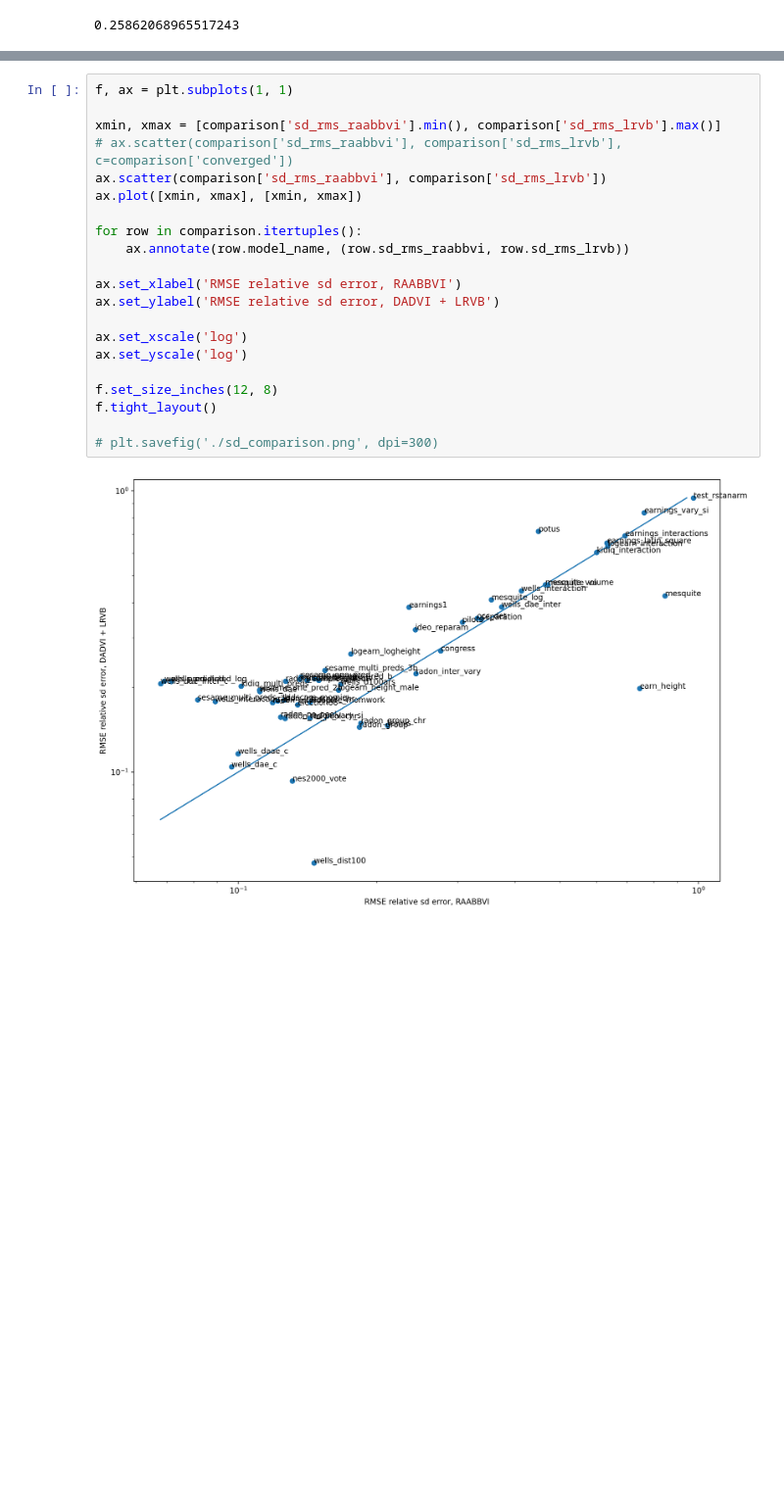
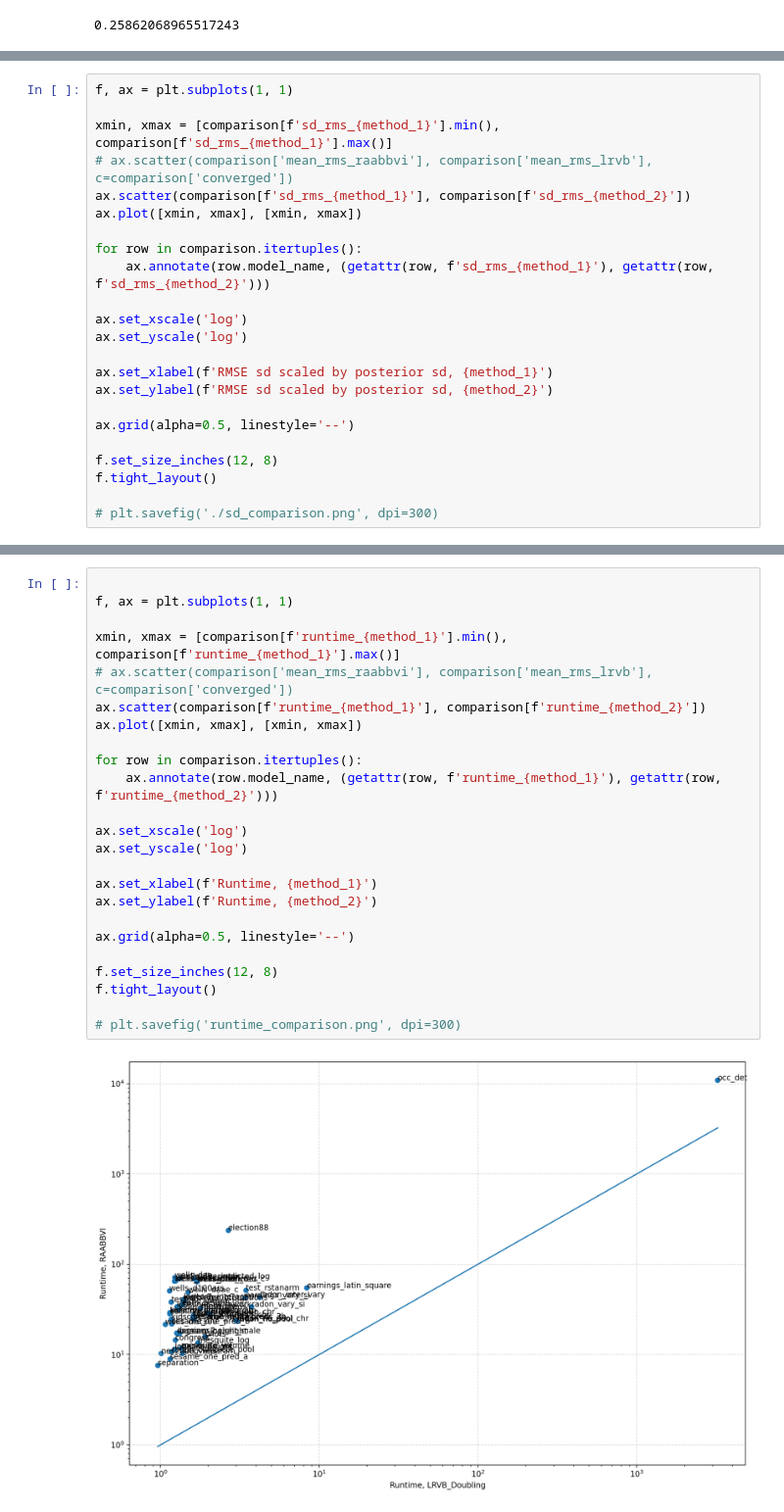
Before and after one commit to martiningram/dadvi-experiments, a Jupyter notebook: comparison/analysis/compare_moment_estimates.ipynb, the cells around one changed output, grey strips where cells are left out. Shown at 98% size. Drawn from its saved outputs; the diff is of its cells as text; blank space fills up the shorter version.

```diff
--- a/comparison/analysis/compare_moment_estimates.ipynb
+++ b/comparison/analysis/compare_moment_estimates.ipynb
@@ -267,0 +287,23 @@ f.tight_layout()
+# %%
+f, ax = plt.subplots(1, 1)
+
+xmin, xmax = [comparison[f'sd_rms_{method_1}'].min(), comparison[f'sd_rms_{method_1}'].max()]
+# ax.scatter(comparison['mean_rms_raabbvi'], comparison['mean_rms_lrvb'], c=comparison['converged'])
+ax.scatter(comparison[f'sd_rms_{method_1}'], comparison[f'sd_rms_{method_2}'])
+ax.plot([xmin, xmax], [xmin, xmax])
+
+for row in comparison.itertuples():
+    ax.annotate(row.model_name, (getattr(row, f'sd_rms_{method_1}'), getattr(row, f'sd_rms_{method_2}')))
+
+ax.set_xscale('log')
+ax.set_yscale('log')
+
+ax.set_xlabel(f'RMSE sd scaled by posterior sd, {method_1}')
+ax.set_ylabel(f'RMSE sd scaled by posterior sd, {method_2}')
+
+ax.grid(alpha=0.5, linestyle='--')
+
+f.set_size_inches(12, 8)
+f.tight_layout()
+
+# plt.savefig('./sd_comparison.png', dpi=300)
@@ -268,23 +312,26 @@ f.tight_layout()
 # %%
+
 f, ax = plt.subplots(1, 1)
 
-xmin, xmax = [comparison['sd_rms_raabbvi'].min(), comparison['sd_rms_lrvb'].max()]
-# ax.scatter(comparison['sd_rms_raabbvi'], comparison['sd_rms_lrvb'], c=comparison['converged'])
-ax.scatter(comparison['sd_rms_raabbvi'], comparison['sd_rms_lrvb'])
+xmin, xmax = [comparison[f'runtime_{method_1}'].min(), comparison[f'runtime_{method_1}'].max()]
+# ax.scatter(comparison['mean_rms_raabbvi'], comparison['mean_rms_lrvb'], c=comparison['converged'])
+ax.scatter(comparison[f'runtime_{method_1}'], comparison[f'runtime_{method_2}'])
 ax.plot([xmin, xmax], [xmin, xmax])
 
 for row in comparison.itertuples():
-    ax.annotate(row.model_name, (row.sd_rms_raabbvi, row.sd_rms_lrvb))
-
-ax.set_xlabel('RMSE relative sd error, RAABBVI')
-ax.set_ylabel('RMSE relative sd error, DADVI + LRVB')
+    ax.annotate(row.model_name, (getattr(row, f'runtime_{method_1}'), getattr(row, f'runtime_{method_2}')))
 
 ax.set_xscale('log')
 ax.set_yscale('log')
 
+ax.set_xlabel(f'Runtime, {method_1}')
+ax.set_ylabel(f'Runtime, {method_2}')
+
+ax.grid(alpha=0.5, linestyle='--')
+
 f.set_size_inches(12, 8)
 f.tight_layout()
 
-# plt.savefig('./sd_comparison.png', dpi=300)
+# plt.savefig('runtime_comparison.png', dpi=300)
 # %% [output]
-[figure, old version]
+[figure, new version]
```
Also changed, not shown: parts of 12 cells of this notebook.
